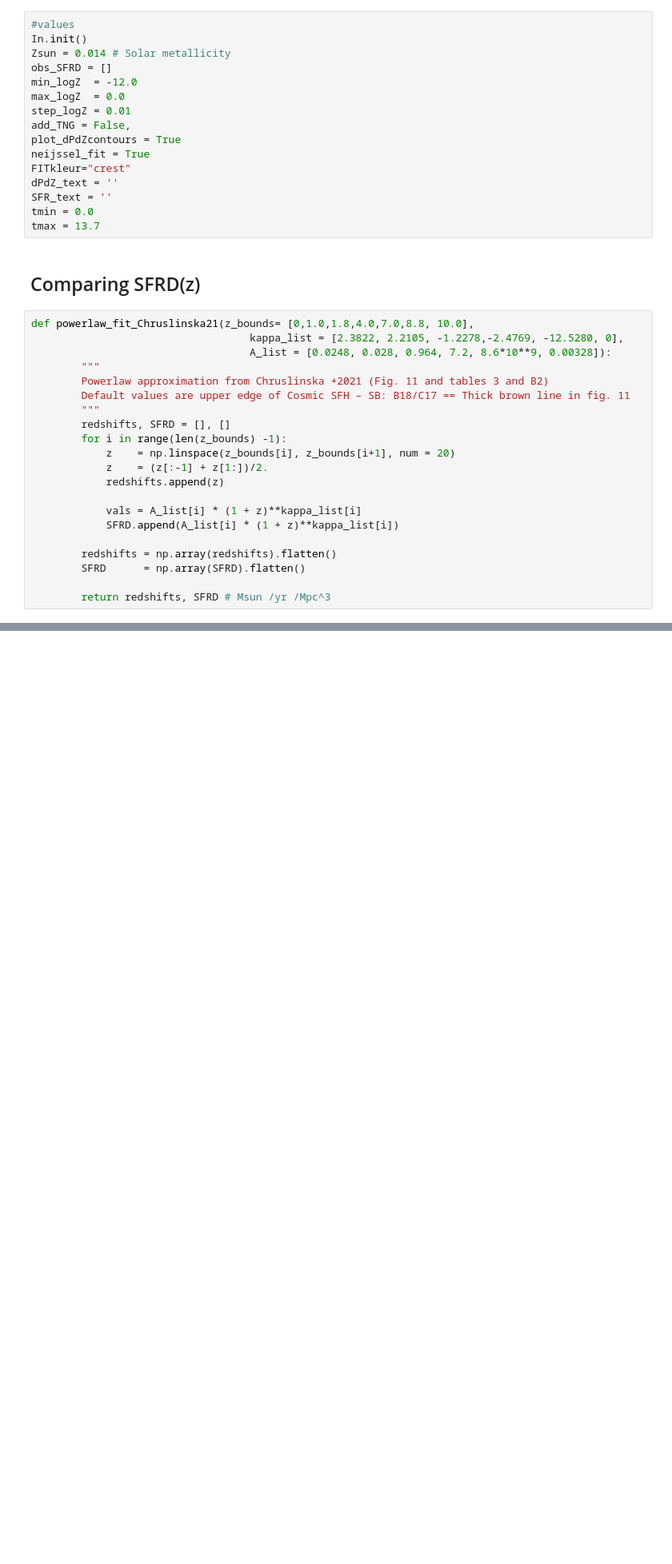
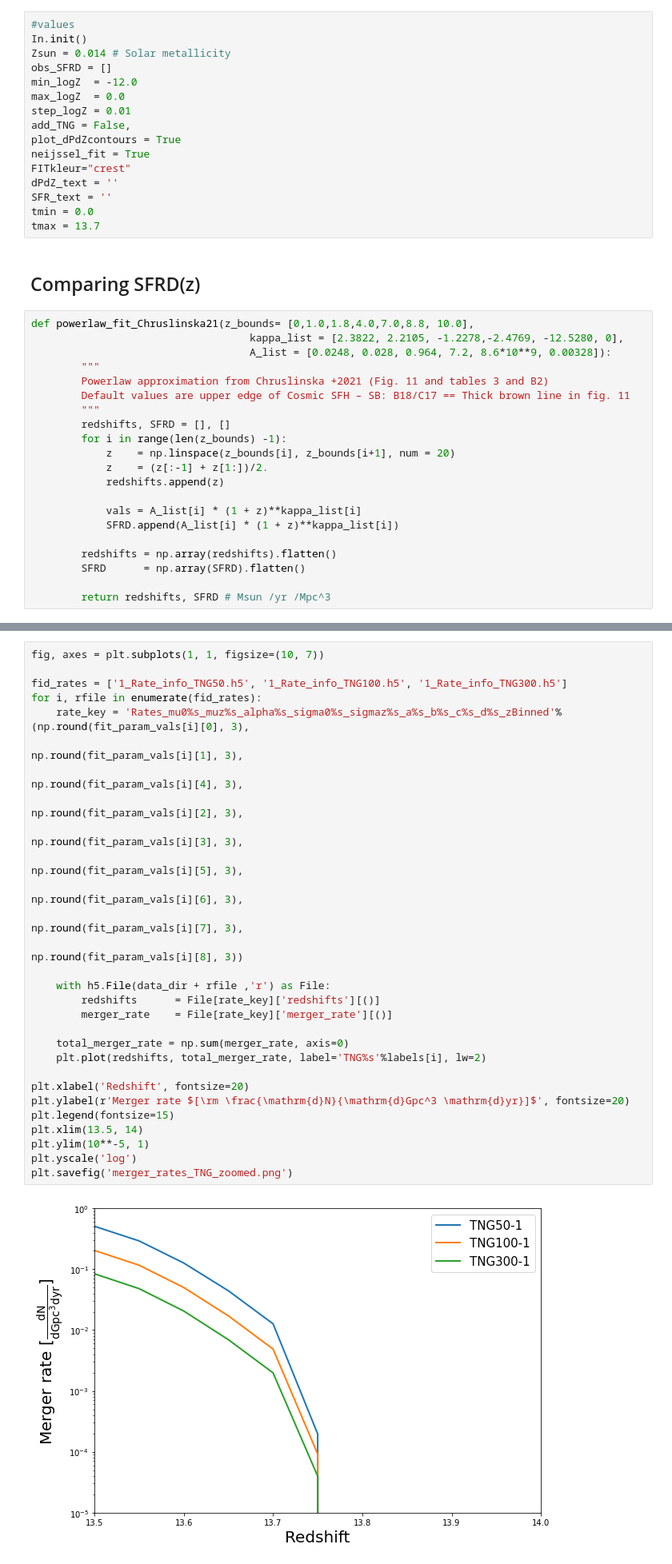
Before and after one commit to sashalvna/Fit_SFRD_TNG, a Jupyter notebook: TNG_fit_SFRD.ipynb, the cells around one changed output, grey strips where cells are left out. Shown at 80% size. Drawn from its saved outputs; the diff is of its cells as text; blank space fills up the shorter version.

```diff
--- a/TNG_fit_SFRD.ipynb
+++ b/TNG_fit_SFRD.ipynb
@@ -325,0 +301,31 @@ plt.savefig('merger_rates_TNG_zoomed.png')
+# %%
+fig, axes = plt.subplots(1, 1, figsize=(10, 7))
+
+fid_rates = ['1_Rate_info_TNG50.h5', '1_Rate_info_TNG100.h5', '1_Rate_info_TNG300.h5']
+for i, rfile in enumerate(fid_rates):
+    rate_key = 'Rates_mu0%s_muz%s_alpha%s_sigma0%s_sigmaz%s_a%s_b%s_c%s_d%s_zBinned'%(np.round(fit_param_vals[i][0], 3),
+                                                                                      np.round(fit_param_vals[i][1], 3),
+                                                                                      np.round(fit_param_vals[i][4], 3),
+                                                                                      np.round(fit_param_vals[i][2], 3),
+                                                                                      np.round(fit_param_vals[i][3], 3),
+                                                                                      np.round(fit_param_vals[i][5], 3),
+                                                                                      np.round(fit_param_vals[i][6], 3),
+                                                                                      np.round(fit_param_vals[i][7], 3),
+                                                                                      np.round(fit_param_vals[i][8], 3))
+
+    with h5.File(data_dir + rfile ,'r') as File:
+        redshifts      = File[rate_key]['redshifts'][()]
+        merger_rate    = File[rate_key]['merger_rate'][()]
+
+    total_merger_rate = np.sum(merger_rate, axis=0)
+    plt.plot(redshifts, total_merger_rate, label='TNG%s'%labels[i], lw=2)
+
+plt.xlabel('Redshift', fontsize=20)
+plt.ylabel(r'Merger rate $[\rm \frac{\mathrm{d}N}{\mathrm{d}Gpc^3 \mathrm{d}yr}]$', fontsize=20)
+plt.legend(fontsize=15)
+plt.xlim(13.5, 14)
+plt.ylim(10**-5, 1)
+plt.yscale('log')
+plt.savefig('merger_rates_TNG_zoomed.png')
+# %% [output]
+[figure, added]
```
Also changed, not shown: parts of 9 cells of this notebook, 4 other files.
